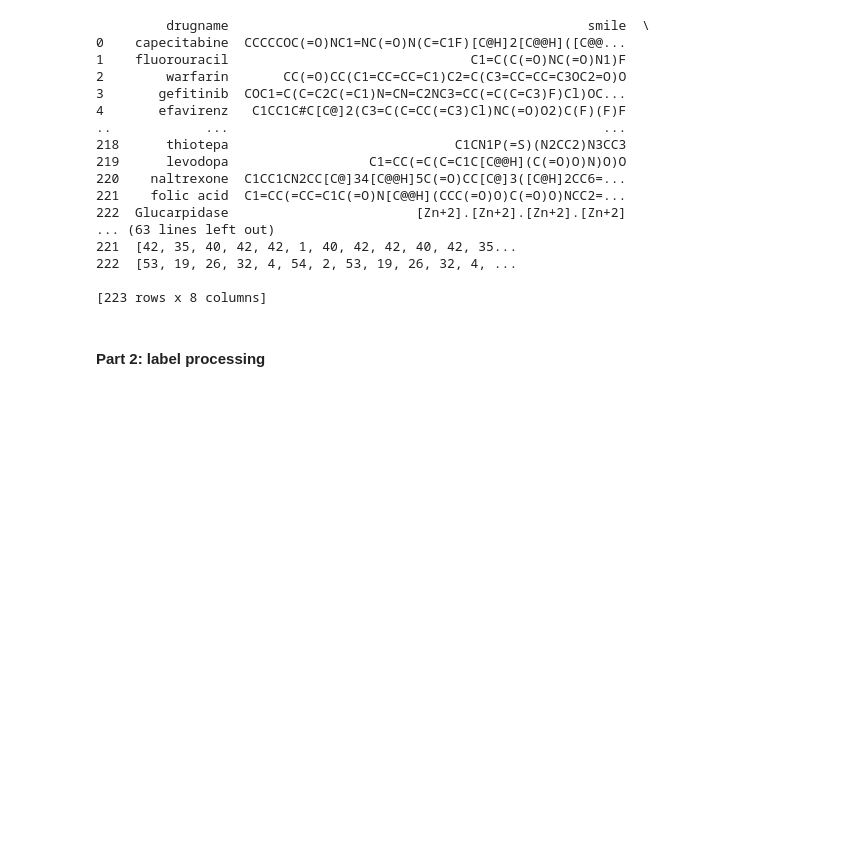
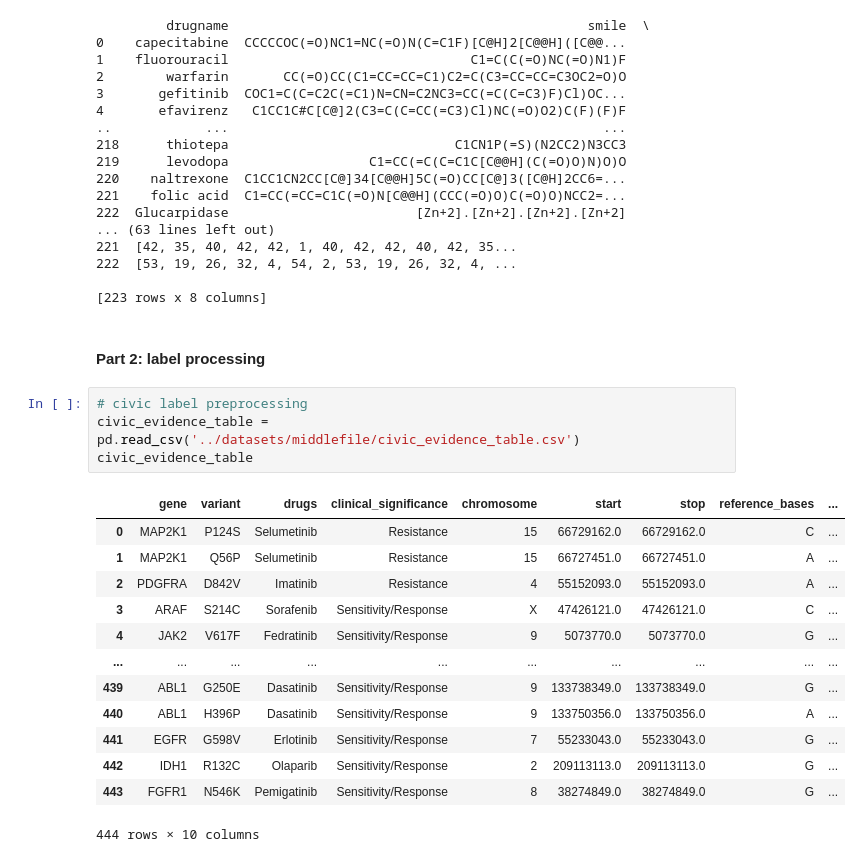
Before and after one commit to Liuzhe30/Emden, a Jupyter notebook: preprocess/04-feature-coding&merge-dataset.ipynb, the cells around one changed output. Saved outputs shown, nothing was run; the diff lists cells and outputs as text; blank space fills up the shorter version.

Commit message:
merge & code dataset

```diff
--- a/preprocess/04-feature-coding&merge-dataset.ipynb
+++ b/preprocess/04-feature-coding&merge-dataset.ipynb
@@ -211,3 +274,21 @@ new_drug_table.to_csv('../datasets/middlefile/pharmgkb_drug_table_fpfixed_smilen
 [223 rows x 8 columns]
 # %% [markdown]
 #### Part 2: label processing
+# %%
+# civic label preprocessing
+civic_evidence_table = pd.read_csv('../datasets/middlefile/civic_evidence_table.csv')
+civic_evidence_table
+# %% [output]
+|  | gene | variant | drugs | clinical_significance | chromosome | start | stop | reference_bases | ... |
+| 0 | MAP2K1 | P124S | Selumetinib | Resistance | 15 | 66729162.0 | 66729162.0 | C | ... |
+| 1 | MAP2K1 | Q56P | Selumetinib | Resistance | 15 | 66727451.0 | 66727451.0 | A | ... |
+| 2 | PDGFRA | D842V | Imatinib | Resistance | 4 | 55152093.0 | 55152093.0 | A | ... |
+| 3 | ARAF | S214C | Sorafenib | Sensitivity/Response | X | 47426121.0 | 47426121.0 | C | ... |
+| 4 | JAK2 | V617F | Fedratinib | Sensitivity/Response | 9 | 5073770.0 | 5073770.0 | G | ... |
+| ... | ... | ... | ... | ... | ... | ... | ... | ... | ... |
+| 439 | ABL1 | G250E | Dasatinib | Sensitivity/Response | 9 | 133738349.0 | 133738349.0 | G | ... |
+| 440 | ABL1 | H396P | Dasatinib | Sensitivity/Response | 9 | 133750356.0 | 133750356.0 | A | ... |
+| 441 | EGFR | G598V | Erlotinib | Sensitivity/Response | 7 | 55233043.0 | 55233043.0 | G | ... |
+| 442 | IDH1 | R132C | Olaparib | Sensitivity/Response | 2 | 209113113.0 | 209113113.0 | G | ... |
+| 443 | FGFR1 | N546K | Pemigatinib | Sensitivity/Response | 8 | 38274849.0 | 38274849.0 | G | ... |
+444 rows × 10 columns
```
Also changed, not shown: parts of 19 cells of this notebook, 3 other files.
